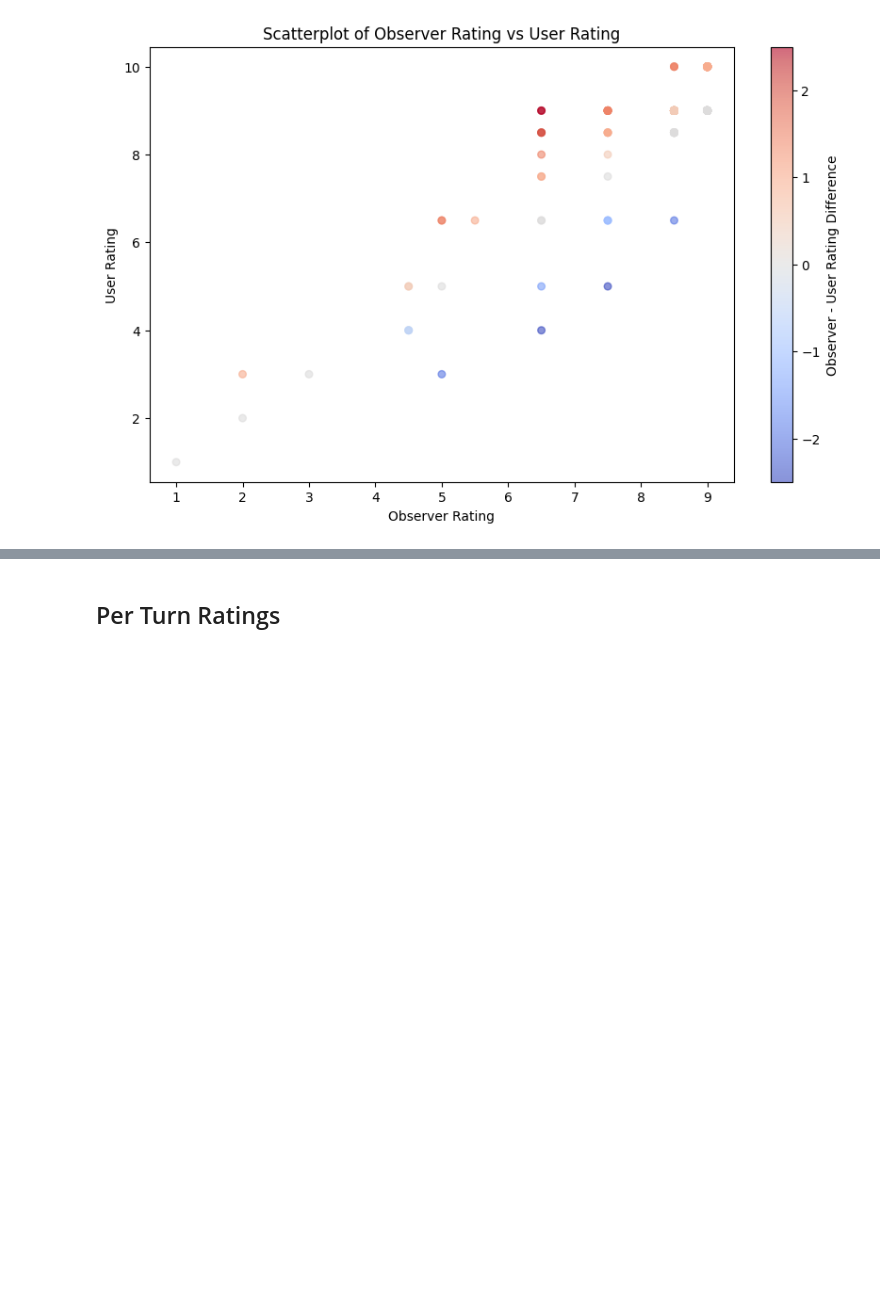
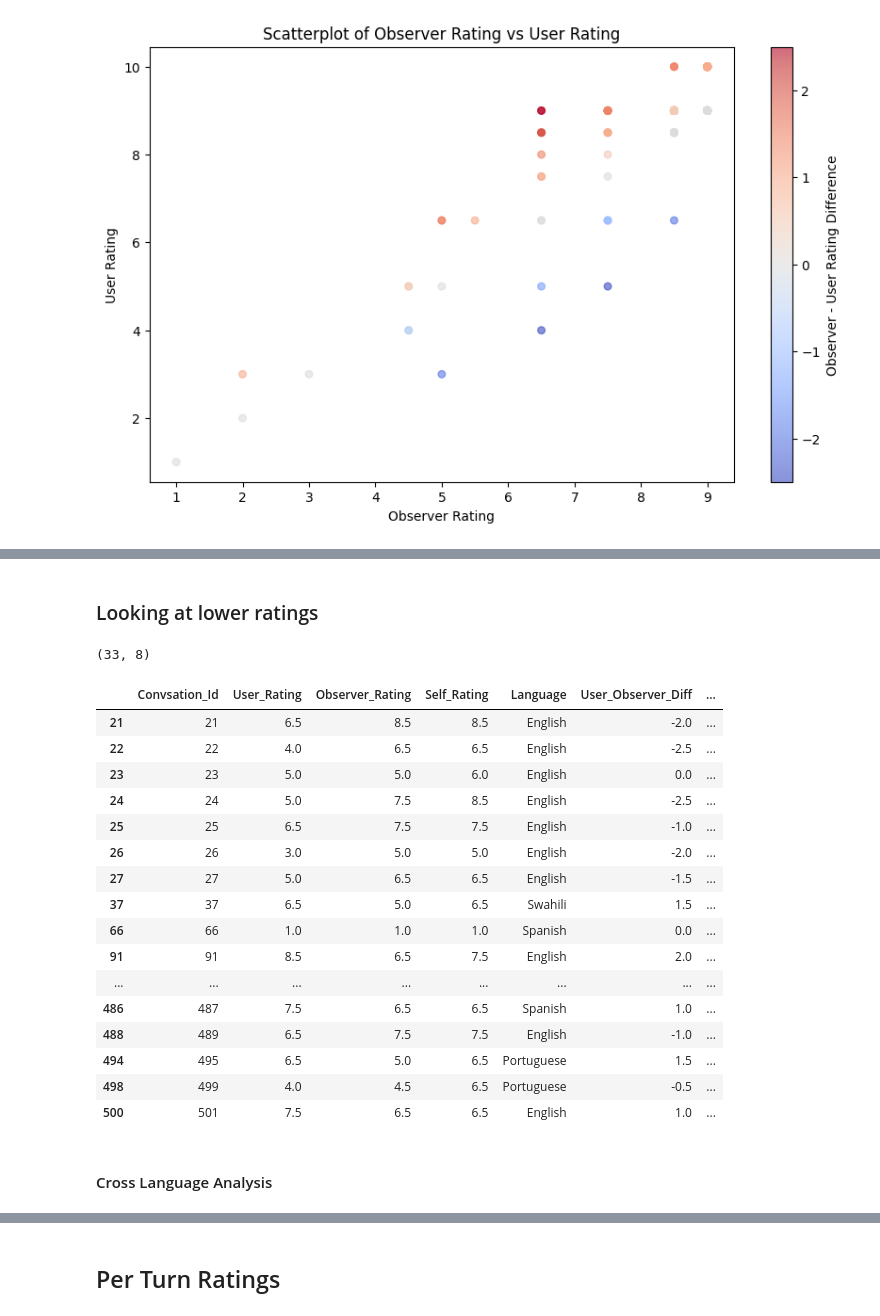
Before and after one commit to wisdom-okwen/chatbot_evaluation, a Jupyter notebook: analysis/analysis.ipynb, the cells around one changed output, grey strips where cells are left out. Drawn from its saved outputs; the diff is of its cells as text; code cells hidden in the pictures; blank space fills up the shorter version.

Commit message:
Language analysis

```diff
--- a/analysis/analysis.ipynb
+++ b/analysis/analysis.ipynb
@@ -126,0 +136,37 @@ plt.show()
+# %% [markdown]
+### Looking at lower ratings
+# %%
+# Looking 10th percentiles
+user_thresh = df_OR['User_Rating'].quantile(0.05)
+self_thresh = df_OR['Self_Rating'].quantile(0.05)
+observer_thresh = df_OR['Observer_Rating'].quantile(0.05)
+
+low_ratings_df = df_OR[
+    (df_OR['User_Rating'] < user_thresh) |
+    (df_OR['Self_Rating'] < self_thresh) |
+    (df_OR['Observer_Rating'] < observer_thresh)
+]
+
+print(low_ratings_df.shape)
+low_ratings_df.head(30)
+# %% [output]
+(33, 8)
+|  | Convsation_Id | User_Rating | Observer_Rating | Self_Rating | Language | User_Observer_Diff | ... |
+| 21 | 21 | 6.5 | 8.5 | 8.5 | English | -2.0 | ... |
+| 22 | 22 | 4.0 | 6.5 | 6.5 | English | -2.5 | ... |
+| 23 | 23 | 5.0 | 5.0 | 6.0 | English | 0.0 | ... |
+| 24 | 24 | 5.0 | 7.5 | 8.5 | English | -2.5 | ... |
+| 25 | 25 | 6.5 | 7.5 | 7.5 | English | -1.0 | ... |
+| 26 | 26 | 3.0 | 5.0 | 5.0 | English | -2.0 | ... |
+| 27 | 27 | 5.0 | 6.5 | 6.5 | English | -1.5 | ... |
+| 37 | 37 | 6.5 | 5.0 | 6.5 | Swahili | 1.5 | ... |
+| 66 | 66 | 1.0 | 1.0 | 1.0 | Spanish | 0.0 | ... |
+| 91 | 91 | 8.5 | 6.5 | 7.5 | English | 2.0 | ... |
+| ... | ... | ... | ... | ... | ... | ... | ... |
+| 486 | 487 | 7.5 | 6.5 | 6.5 | Spanish | 1.0 | ... |
+| 488 | 489 | 6.5 | 7.5 | 7.5 | English | -1.0 | ... |
+| 494 | 495 | 6.5 | 5.0 | 6.5 | Portuguese | 1.5 | ... |
+| 498 | 499 | 4.0 | 4.5 | 6.5 | Portuguese | -0.5 | ... |
+| 500 | 501 | 7.5 | 6.5 | 6.5 | English | 1.0 | ... |
+# %% [markdown]
+#### Cross Language Analysis
```
Also changed, not shown: parts of 13 cells of this notebook.
